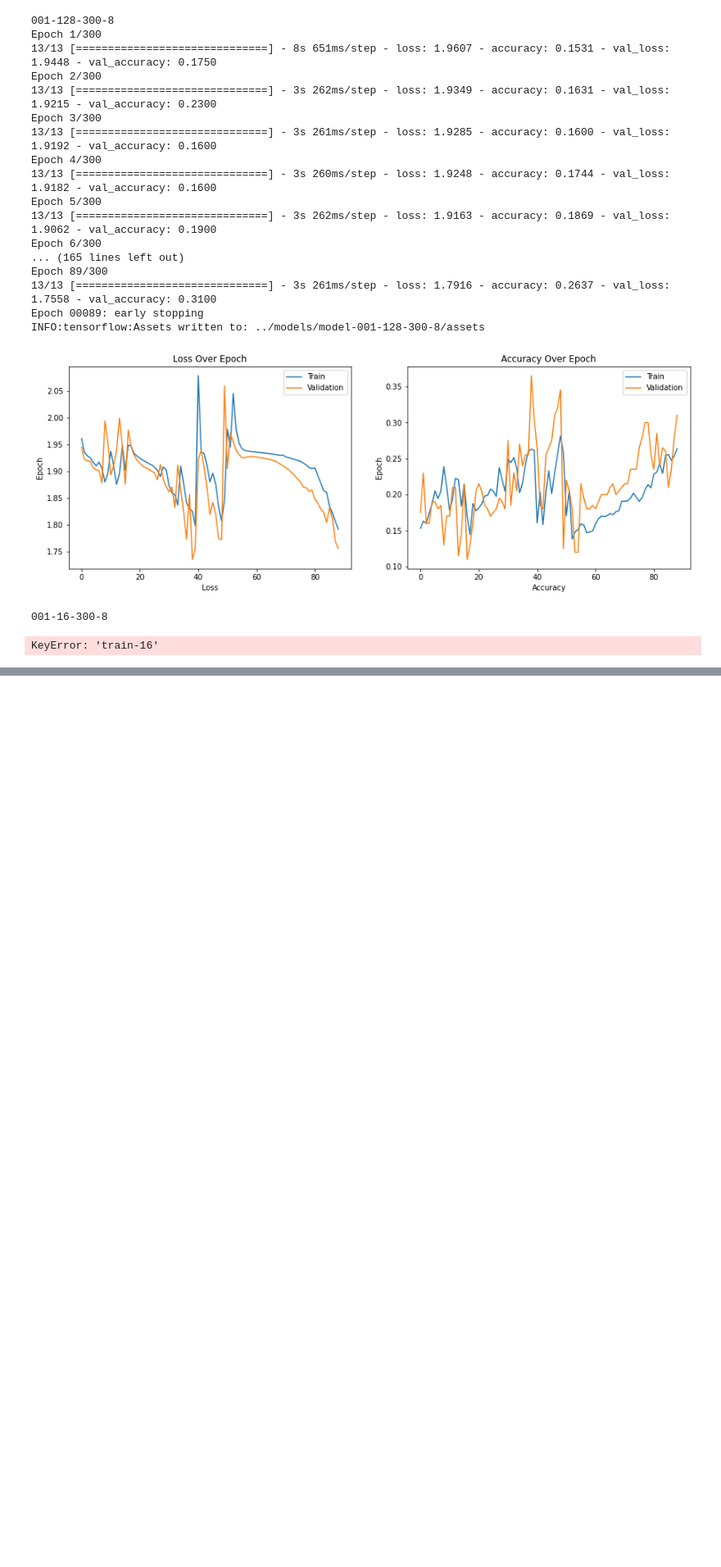
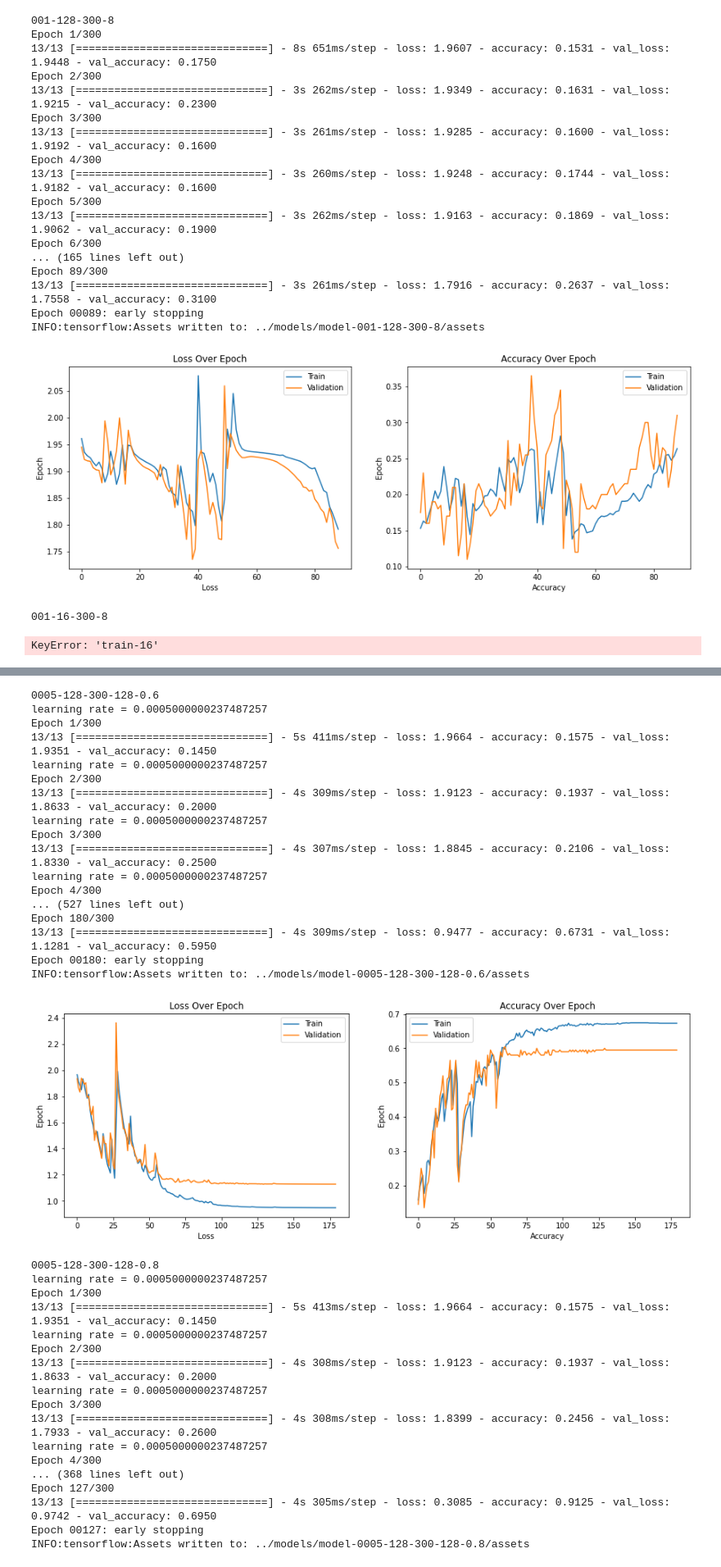
Before and after one commit to marissalee20/squat-analysis, a Jupyter notebook: hyperparameter-tuning.ipynb, the cells around one changed output, grey strips where cells are left out. Shown at 82% size. Saved outputs shown, nothing was run; the diff lists cells and outputs as text; code cells hidden in the pictures; blank space fills up the shorter version.

```diff
--- a/hyperparameter-tuning.ipynb
+++ b/hyperparameter-tuning.ipynb
@@ -421,0 +639,23 @@ Epoch 36/300
+# %%
+base_hyperparameters = {
+    'learning_rate': 0.0005,
+    'batch_size': 128,
+    'epochs': 300,
+    'lstm_hidden_units': 128,
+    'decay': 0.96
+}
+
+dsets = {}
+
+for batch_size in [16, 64, 128]:
+    dsets[f'train-{batch_size}'] = tf.data.experimental.load(f'../data/dsets/train_dset-{batch_size}',
+                                                             (tf.TensorSpec(shape=(None, 300, 171), dtype=tf.float64, name=None),
+                                                              tf.TensorSpec(shape=(None, 7), dtype=tf.float32, name=None)))
+
+    dsets[f'val-{batch_size}'] = tf.data.experimental.load(f'../data/dsets/val_dset-{batch_size}',
+                                                           (tf.TensorSpec(shape=(None, 300, 171), dtype=tf.float64, name=None),
+                                                            tf.TensorSpec(shape=(None, 7), dtype=tf.float32, name=None)))
+
+    dsets[f'test-{batch_size}'] = tf.data.experimental.load(f'../data/dsets/test_dset-{batch_size}',
+                                                            (tf.TensorSpec(shape=(None, 300, 171), dtype=tf.float64, name=None),
+                                                             tf.TensorSpec(shape=(None, 7), dtype=tf.float32, name=None)))
@@ -421,0 +739,43 @@ Epoch 36/300
+# %%
+learning_rate_vals = []
+batch_size_vals = []
+lstm_hidden_units_vals = []
+decay_vals = [0.6, 0.8, 0.96]
+
+test_hyperparameters()
+# %% [output]
+0005-128-300-128-0.6
+learning rate = 0.0005000000237487257
+Epoch 1/300
+13/13 [==============================] - 5s 411ms/step - loss: 1.9664 - accuracy: 0.1575 - val_loss: 1.9351 - val_accuracy: 0.1450
+learning rate = 0.0005000000237487257
+Epoch 2/300
+13/13 [==============================] - 4s 309ms/step - loss: 1.9123 - accuracy: 0.1937 - val_loss: 1.8633 - val_accuracy: 0.2000
+learning rate = 0.0005000000237487257
+Epoch 3/300
+13/13 [==============================] - 4s 307ms/step - loss: 1.8845 - accuracy: 0.2106 - val_loss: 1.8330 - val_accuracy: 0.2500
+learning rate = 0.0005000000237487257
+Epoch 4/300
+... (527 lines left out)
+Epoch 180/300
+13/13 [==============================] - 4s 309ms/step - loss: 0.9477 - accuracy: 0.6731 - val_loss: 1.1281 - val_accuracy: 0.5950
+Epoch 00180: early stopping
+INFO:tensorflow:Assets written to: ../models/model-0005-128-300-128-0.6/assets
+[figure, added]
+0005-128-300-128-0.8
+learning rate = 0.0005000000237487257
+Epoch 1/300
+13/13 [==============================] - 5s 413ms/step - loss: 1.9664 - accuracy: 0.1575 - val_loss: 1.9351 - val_accuracy: 0.1450
+learning rate = 0.0005000000237487257
+Epoch 2/300
+13/13 [==============================] - 4s 308ms/step - loss: 1.9123 - accuracy: 0.1937 - val_loss: 1.8633 - val_accuracy: 0.2000
+learning rate = 0.0005000000237487257
+Epoch 3/300
+13/13 [==============================] - 4s 308ms/step - loss: 1.8399 - accuracy: 0.2456 - val_loss: 1.7933 - val_accuracy: 0.2600
+learning rate = 0.0005000000237487257
+Epoch 4/300
+... (368 lines left out)
+Epoch 127/300
+13/13 [==============================] - 4s 305ms/step - loss: 0.3085 - accuracy: 0.9125 - val_loss: 0.9742 - val_accuracy: 0.6950
+Epoch 00127: early stopping
+INFO:tensorflow:Assets written to: ../models/model-0005-128-300-128-0.8/assets
```
Also changed, not shown: parts of 18 cells of this notebook, 1 other file.
